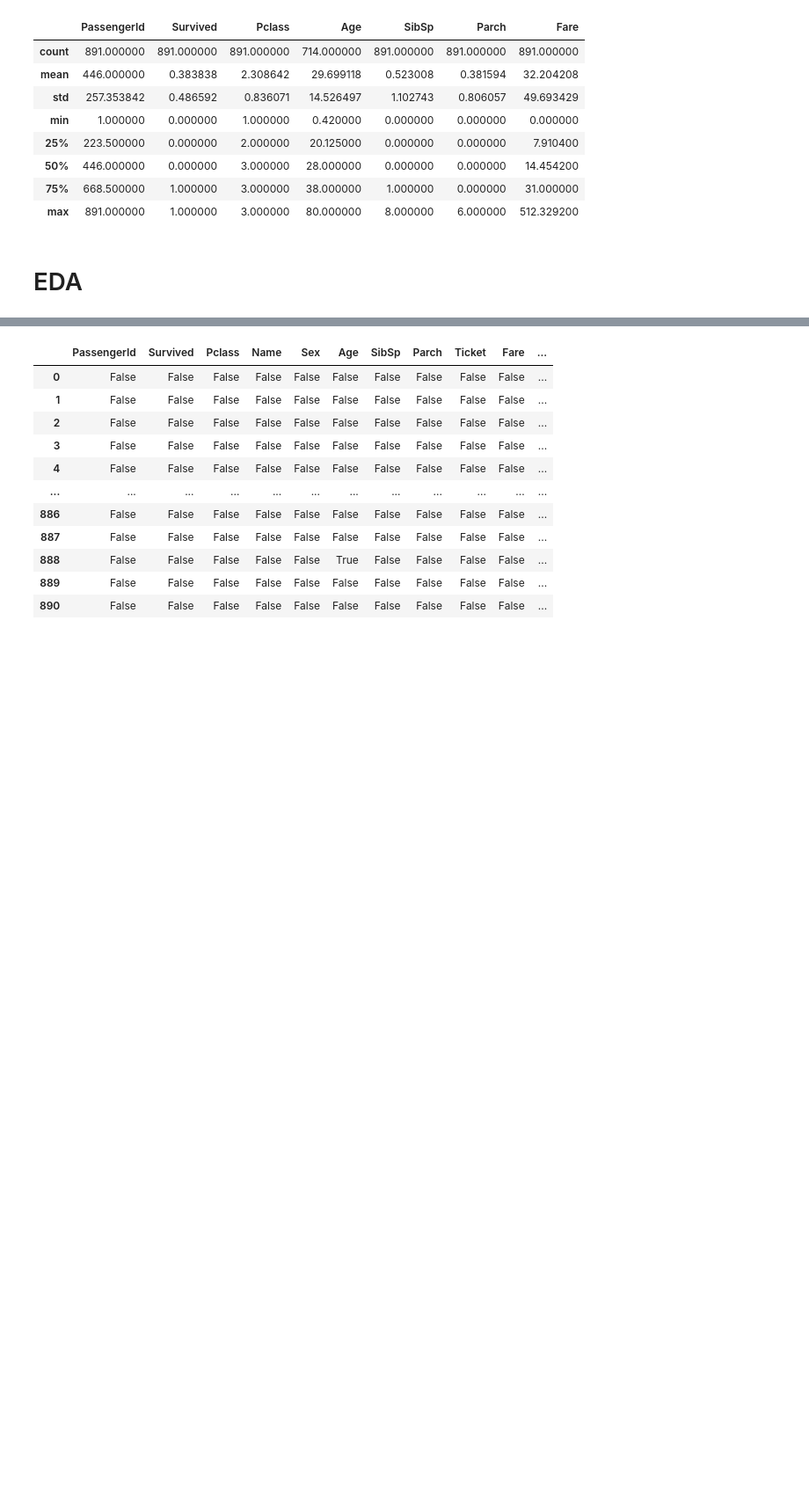
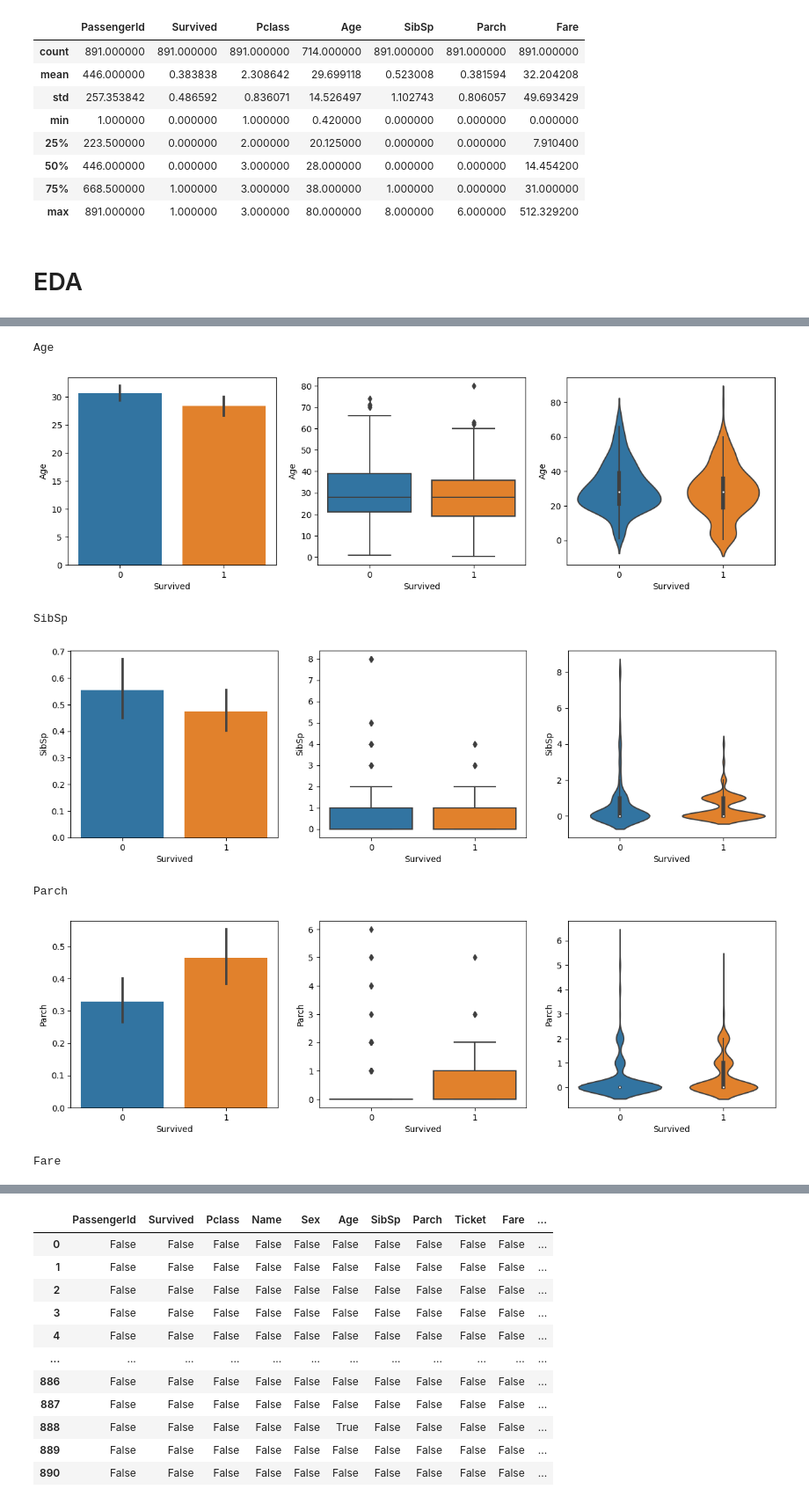
Before and after one commit to mayankagrawal16/training2022, a Jupyter notebook: day22_gui_house_price/day22_logistic_reg.ipynb, the cells around one changed output, grey strips where cells are left out. Shown at 88% size. Saved outputs shown, nothing was run; the diff lists cells and outputs as text; code cells hidden in the pictures; blank space fills up the shorter version.

```diff
--- a/day22_gui_house_price/day22_logistic_reg.ipynb
+++ b/day22_gui_house_price/day22_logistic_reg.ipynb
@@ -50,0 +147,21 @@ df.describe()
+# %%
+def num_bivariate(col):
+    print(col)
+    plt.figure(figsize=(15,4))
+    plt.subplot(1,3,1)
+    sns.barplot(data=df,x=target_col,y=col)
+    plt.subplot(1,3,2)
+    sns.boxplot(data=df,x=target_col, y=col)
+    plt.subplot(1,3,3)
+    sns.violinplot(data=df,x=target_col, y=col)
+    plt.show()
+for col in num_cols:
+    num_bivariate(col)
+# %% [output]
+Age
+[figure, added]
+SibSp
+[figure, added]
+Parch
+[figure, added]
+Fare
```
Also changed, not shown: parts of 31 cells of this notebook.
